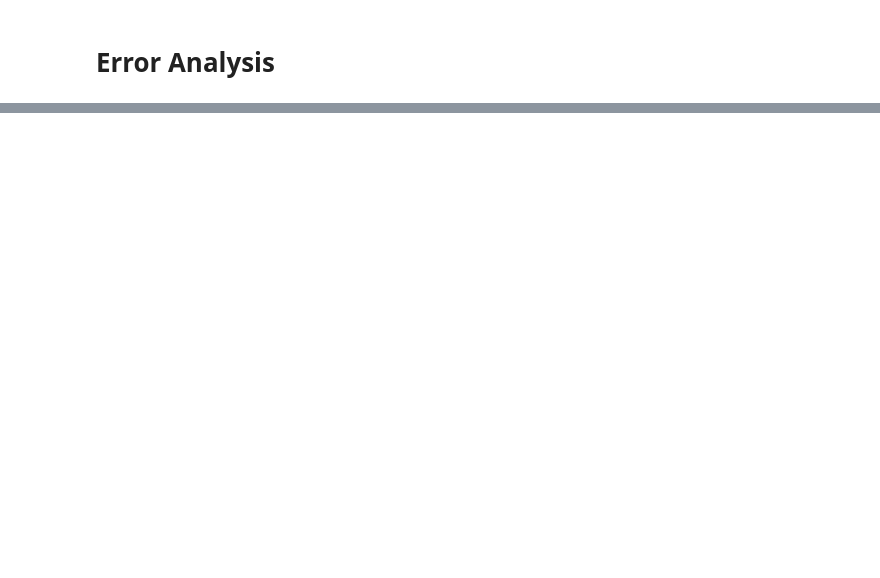
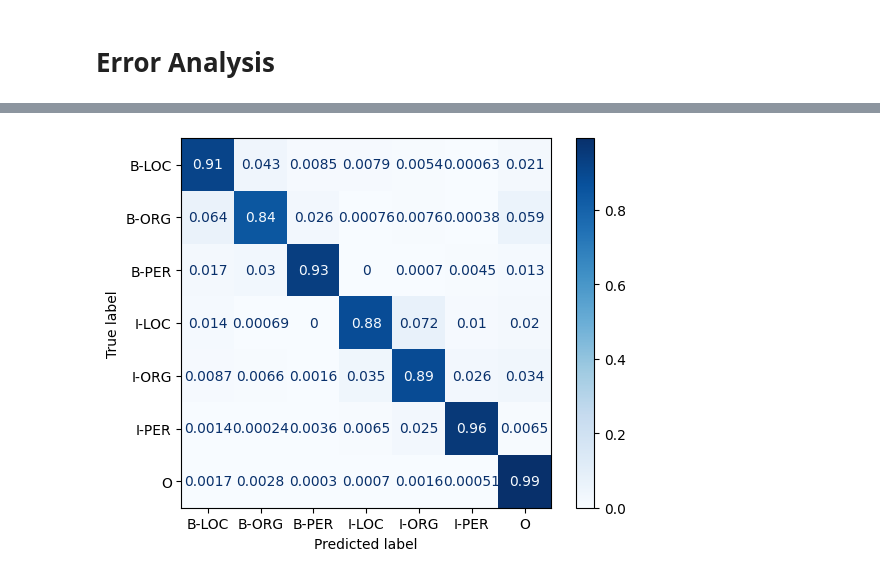
Before and after one commit to Sohaib9920/Transformer_Multilingual_NER, a Jupyter notebook: Transformer_Multilingual_Named_Entity_Recognition.ipynb, the cells around one changed output, grey strips where cells are left out. Drawn from its saved outputs; the diff is of its cells as text; code cells hidden in the pictures; blank space fills up the shorter version.

```diff
--- a/Transformer_Multilingual_Named_Entity_Recognition.ipynb
+++ b/Transformer_Multilingual_Named_Entity_Recognition.ipynb
@@ -423,0 +503,6 @@ tag_text(text_de, xlmr_tokenizer, tuned_xlmr_model)
+# %%
+valid_set = panx_de_encoded["validation"]
+valid_set = valid_set.map(forward_pass_with_labels, batched=True, batch_size=32)
+# %%
+df = valid_set.to_pandas()
+df.head(2)
@@ -423,0 +513,16 @@ tag_text(text_de, xlmr_tokenizer, tuned_xlmr_model)
+# %%
+id2label[-100] = "IGN"
+df["input_tokens"] = df["input_ids"].apply(
+    lambda x: xlmr_tokenizer.convert_ids_to_tokens(x))
+df["predicted_labels"] = df["predicted_labels"].apply(
+    lambda x: [id2label[i] for i in x])
+df["labels"] = df["labels"].apply(
+    lambda x: [id2label[i] for i in x])
+
+# Truncating to input_ids length ignoring paddings
+df['loss'] = df.apply(
+    lambda x: x['loss'][:len(x['input_ids'])], axis=1)
+df['predicted_labels'] = df.apply(
+    lambda x: x['predicted_labels'][:len(x['input_ids'])], axis=1)
+
+df.head(2)
@@ -423,0 +533,5 @@ tag_text(text_de, xlmr_tokenizer, tuned_xlmr_model)
+# %%
+df_tokens = df.apply(pd.Series.explode)
+df_tokens = df_tokens.query("labels != 'IGN'")
+df_tokens["loss"] = df_tokens["loss"].astype(float).round(2)
+df_tokens.head(7)
@@ -423,0 +581,4 @@ tag_text(text_de, xlmr_tokenizer, tuned_xlmr_model)
+# %%
+ConfusionMatrixDisplay.from_predictions(df_tokens["labels"], df_tokens["predicted_labels"], cmap="Blues", normalize="true");
+# %% [output]
+[figure, added]
```
Also changed, not shown: parts of 50 cells of this notebook.
